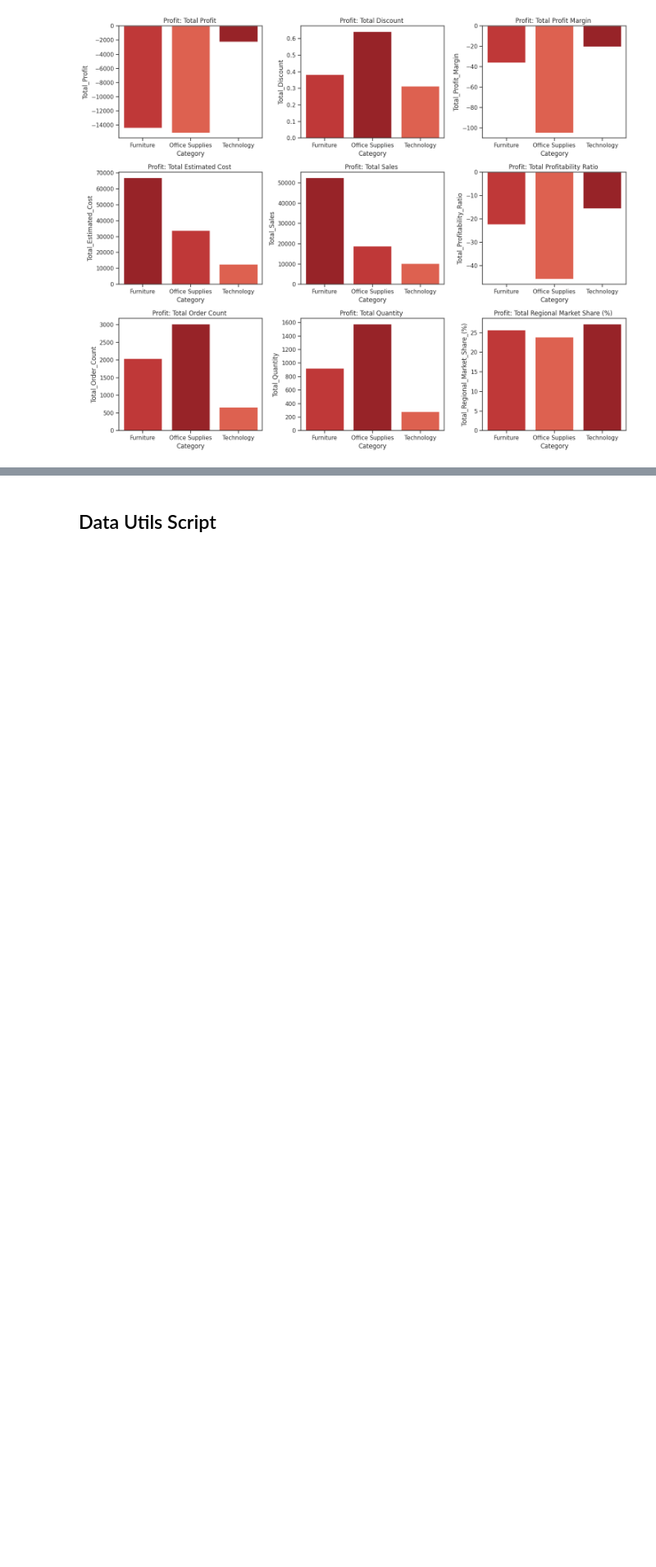
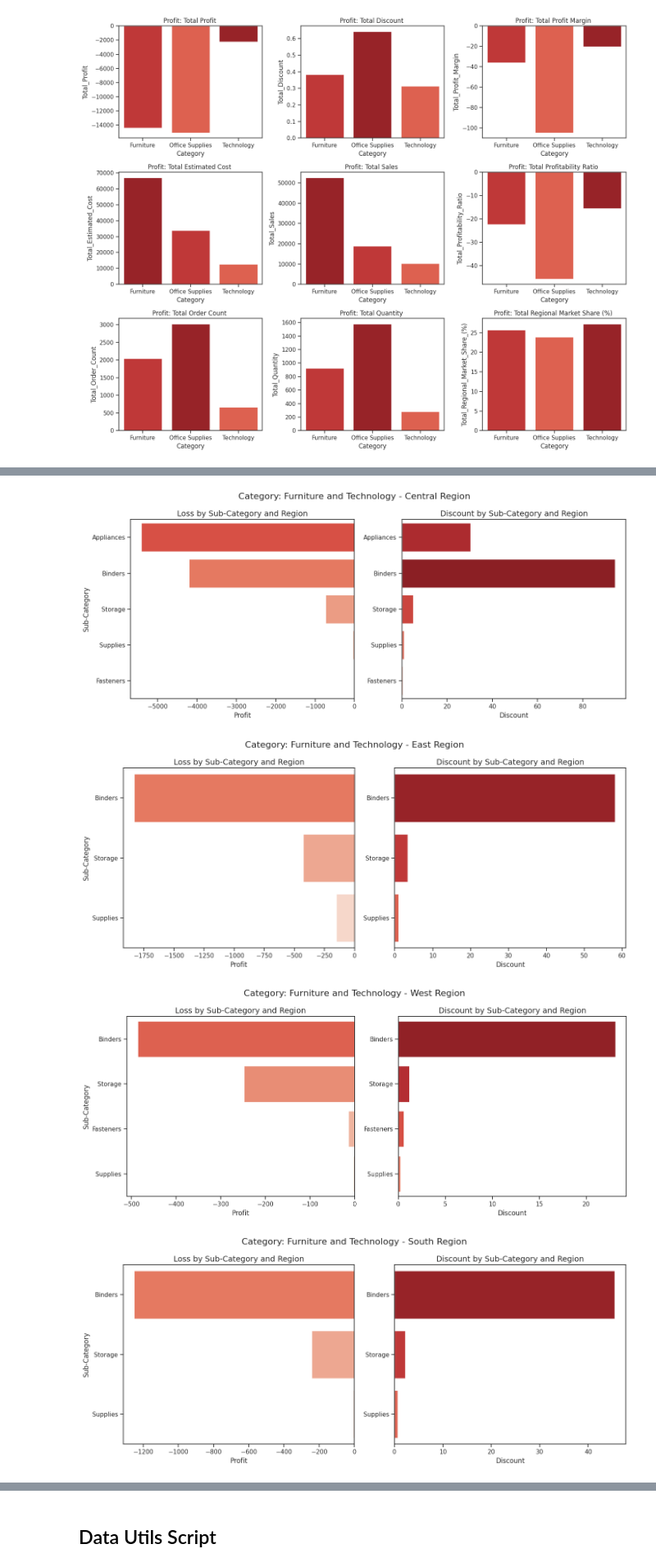
Before and after one commit to micah-shull/superstore, a Jupyter notebook: 009_superstore_Loss_Discount.ipynb, the cells around one changed output, grey strips where cells are left out. Shown at 82% size. Saved outputs shown, nothing was run; the diff lists cells and outputs as text; code cells hidden in the pictures; blank space fills up the shorter version.

```diff
--- a/009_superstore_Loss_Discount.ipynb
+++ b/009_superstore_Loss_Discount.ipynb
@@ -744 +739,30 @@ office_table_sorted
+# %%
+# Loop through regions and plot for each
+regions = df['Region'].unique()
+
+# Define palettes
+palette1 = "Reds_r"
+palette2 = "Reds"
+
+for r in regions:
+    # Filter data for the current region
+    office_table_region = office_table_sorted[office_table_sorted['Region'] == r]
+
+    # Plot Furniture and Technology data
+    dvu.plot_category_subcategory_loss_grid_with_region(
+        data=office_table_region,
+        category_column='Category',
+        sub_category_column='Sub-Category',
+        region_column='Region',
+        discount_column='Discount',
+        profit_column='Profit',
+        title=f"Furniture and Technology - {r} Region",
+        palette1=palette1,
+        palette2=palette2
+    )
+# %% [output]
+[figure, added]
+[figure, added]
+[figure, added]
+[figure, added]
 # %% [markdown]
```
Also changed, not shown: parts of 22 cells of this notebook.
